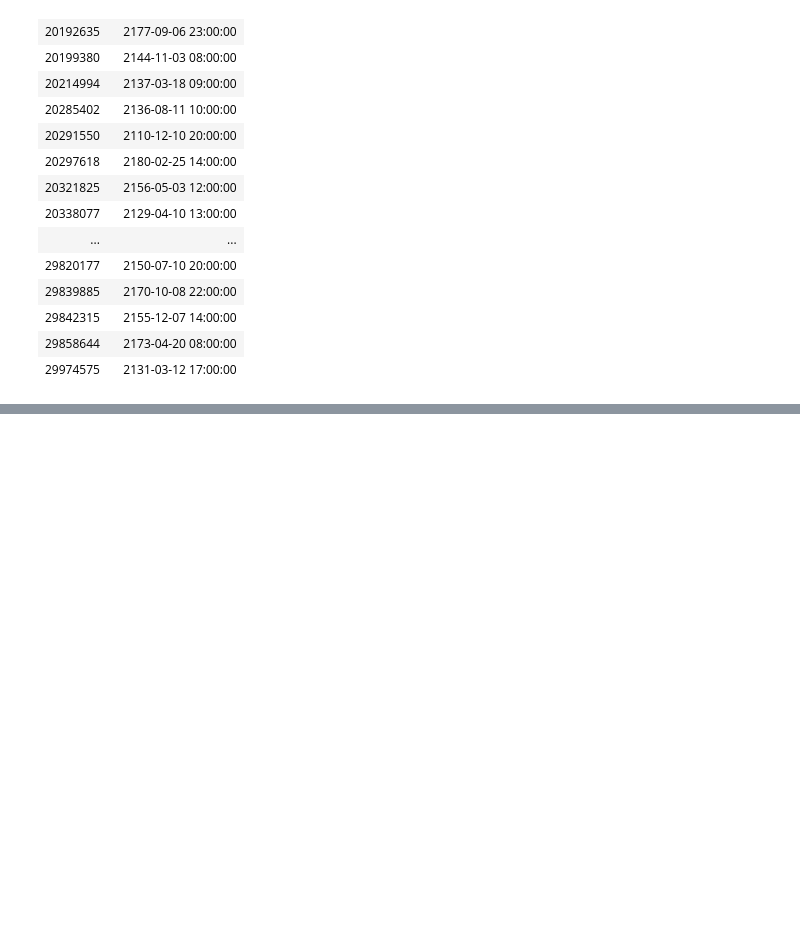
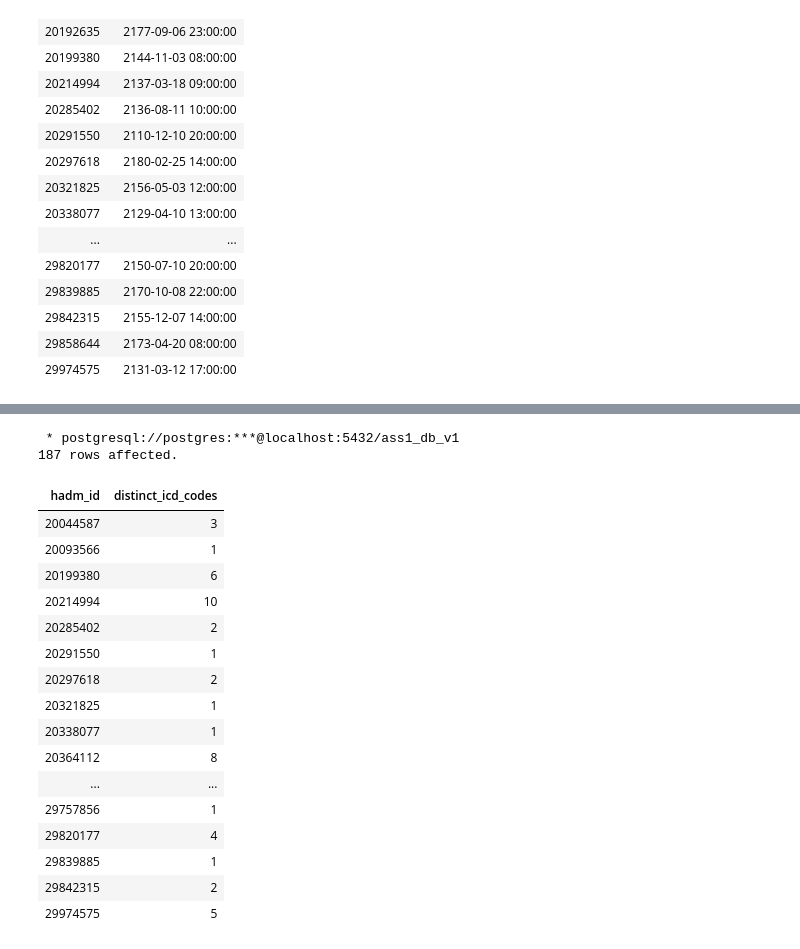
Before and after one commit to sarthak-panda/Sem6, a Jupyter notebook: COL362/Assignments/A1/rough.ipynb, the cells around one changed output, grey strips where cells are left out. Drawn from its saved outputs; the diff is of its cells as text; code cells hidden in the pictures; blank space fills up the shorter version.

```diff
--- a/COL362/Assignments/A1/rough.ipynb
+++ b/COL362/Assignments/A1/rough.ipynb
@@ -1331,0 +1339,25 @@ with temp as (
+# %%
+%%sql
+select hadm_id,count(distinct icd_code) as distinct_icd_codes
+from hosp.procedures_icd
+group by hadm_id
+# %% [output]
+ * postgresql://postgres:***@localhost:5432/ass1_db_v1
+187 rows affected.
+| hadm_id | distinct_icd_codes |
+| 20044587 | 3 |
+| 20093566 | 1 |
+| 20199380 | 6 |
+| 20214994 | 10 |
+| 20285402 | 2 |
+| 20291550 | 1 |
+| 20297618 | 2 |
+| 20321825 | 1 |
+| 20338077 | 1 |
+| 20364112 | 8 |
+| ... | ... |
+| 29757856 | 1 |
+| 29820177 | 4 |
+| 29839885 | 1 |
+| 29842315 | 2 |
+| 29974575 | 5 |
```
Also changed, not shown: parts of 6 cells of this notebook.
